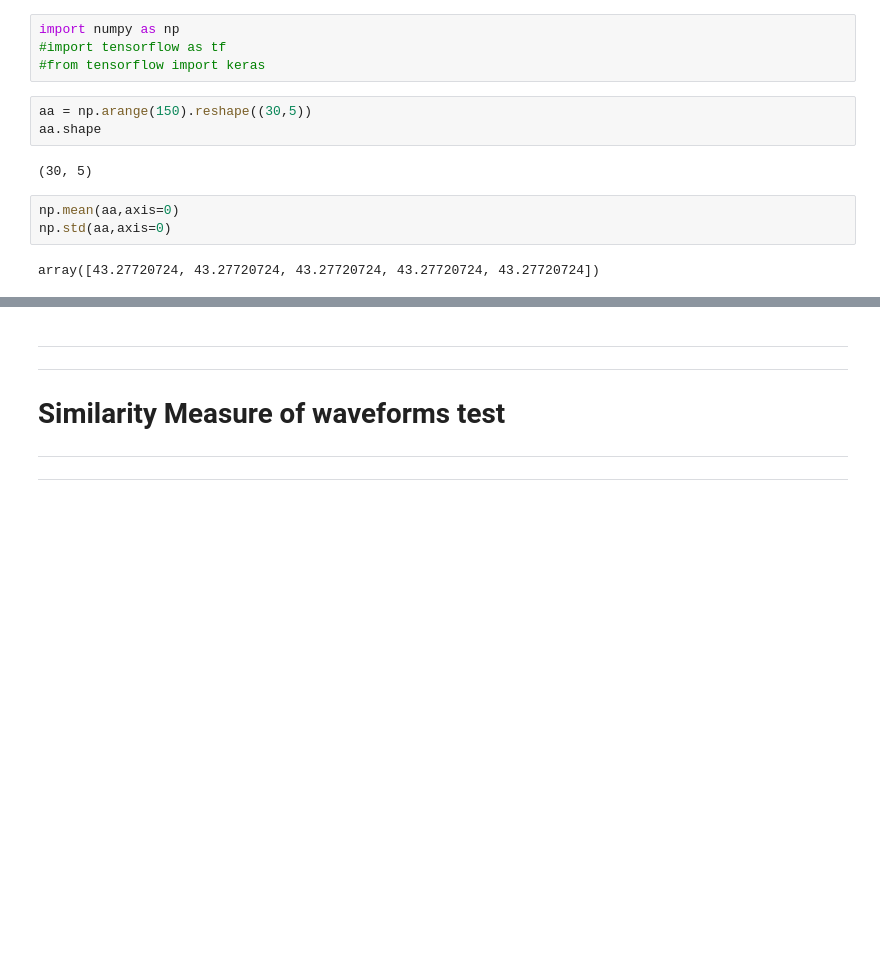
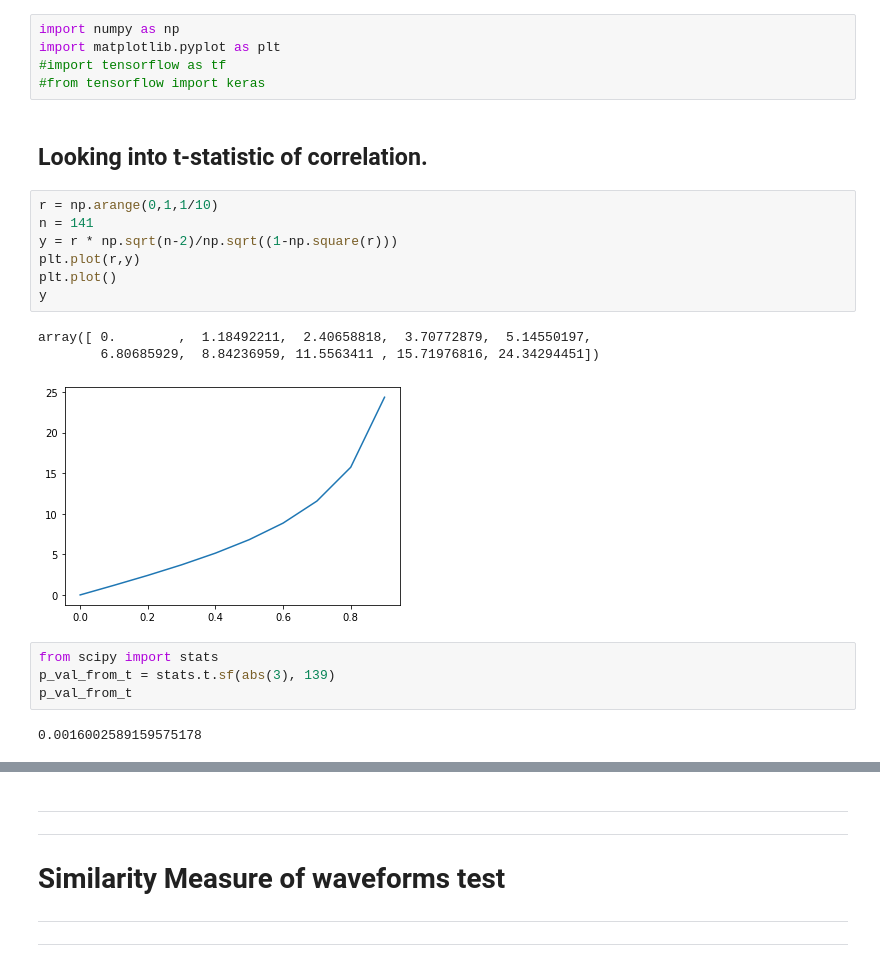
Before and after one commit to gabberiel/cytokine_activity, a Jupyter notebook: gg_jupyters/random_tests.ipynb, the cells around one changed output, grey strips where cells are left out. Drawn from its saved outputs; the diff is of its cells as text; blank space fills up the shorter version.

```diff
--- a/gg_jupyters/random_tests.ipynb
+++ b/gg_jupyters/random_tests.ipynb
@@ -1,14 +1,24 @@
 # %%
 import numpy as np
+import matplotlib.pyplot as plt
 #import tensorflow as tf
 #from tensorflow import keras
-# %%
-aa = np.arange(150).reshape((30,5))
-aa.shape
-# %% [output]
-(30, 5)
-# %%
-np.mean(aa,axis=0)
-np.std(aa,axis=0)
-# %% [output]
-array([43.27720724, 43.27720724, 43.27720724, 43.27720724, 43.27720724])
+# %% [markdown]
+## Looking into t-statistic of correlation.
+# %%
+r = np.arange(0,1,1/10)
+n = 141
+y = r * np.sqrt(n-2)/np.sqrt((1-np.square(r)))
+plt.plot(r,y)
+plt.plot()
+y
+# %% [output]
+array([ 0.        ,  1.18492211,  2.40658818,  3.70772879,  5.14550197,
+        6.80685929,  8.84236959, 11.5563411 , 15.71976816, 24.34294451])
+[figure, added]
+# %%
+from scipy import stats
+p_val_from_t = stats.t.sf(abs(3), 139)
+p_val_from_t
+# %% [output]
+0.0016002589159575178
```
Also changed, not shown: parts of 3 cells of this notebook, 7 other files.
